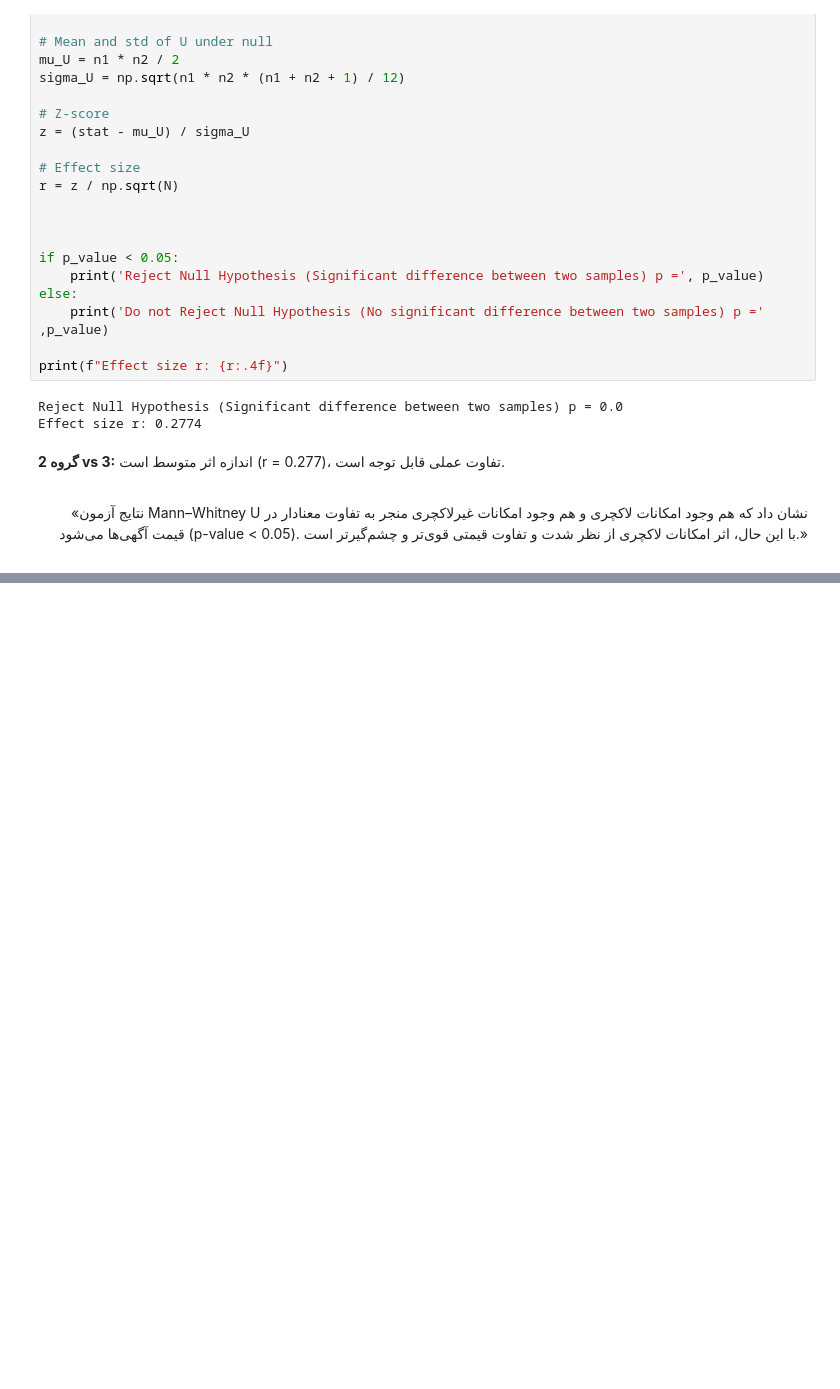
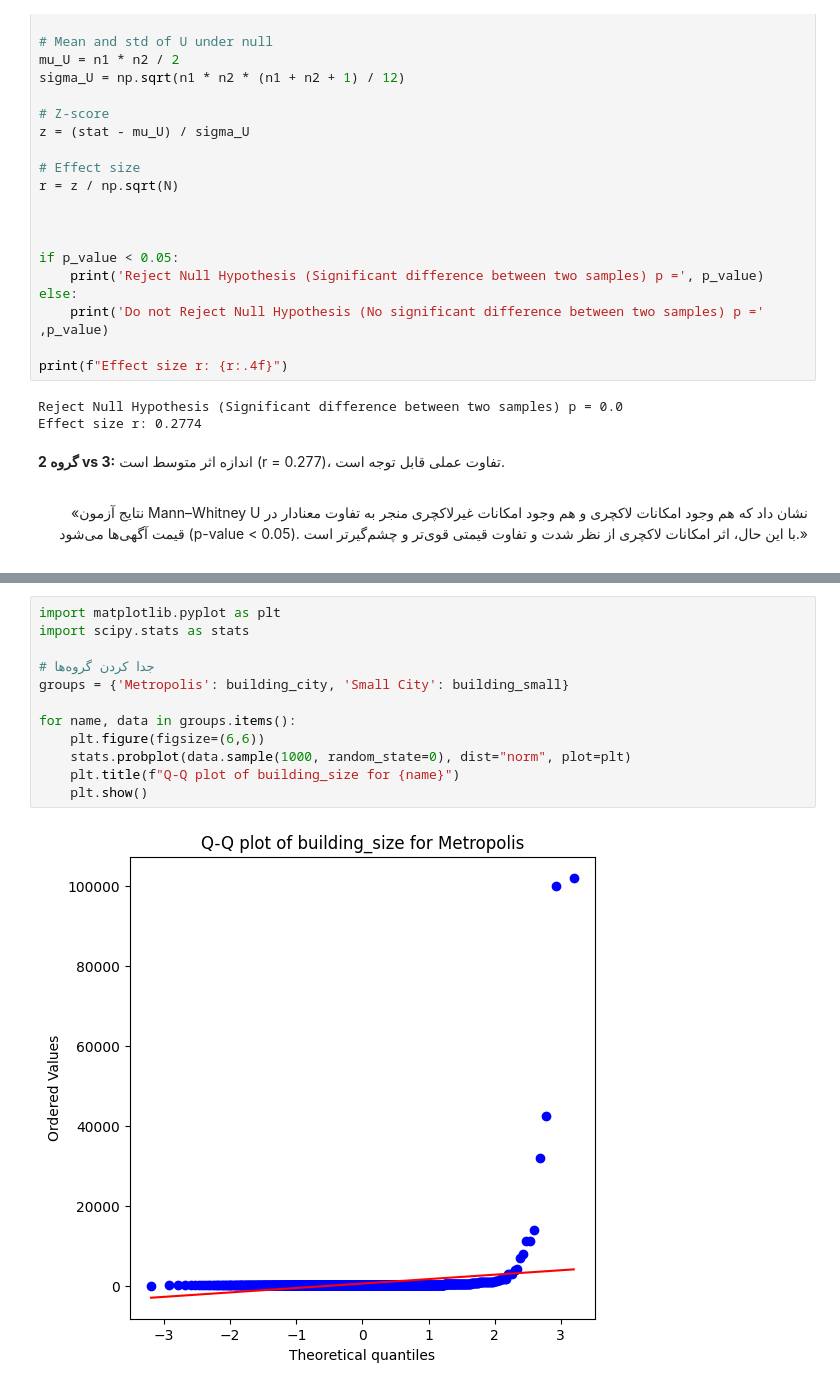
Before and after one commit to Navidbyti/real-estate-ml-project, a Jupyter notebook: 2-Hypothesis/hypothesis-final.ipynb, the cells around one changed output, grey strips where cells are left out. Drawn from its saved outputs; the diff is of its cells as text; blank space fills up the shorter version.

```diff
--- a/2-Hypothesis/hypothesis-final.ipynb
+++ b/2-Hypothesis/hypothesis-final.ipynb
@@ -229,0 +344,14 @@ Effect size r: 0.2774
+# %%
+import matplotlib.pyplot as plt
+import scipy.stats as stats
+
+# جدا کردن گروه‌ها
+groups = {'Metropolis': building_city, 'Small City': building_small}
+
+for name, data in groups.items():
+    plt.figure(figsize=(6,6))
+    stats.probplot(data.sample(1000, random_state=0), dist="norm", plot=plt)
+    plt.title(f"Q-Q plot of building_size for {name}")
+    plt.show()
+# %% [output]
+[figure, added]
```
Also changed, not shown: parts of 8 cells of this notebook, 1 other file.
